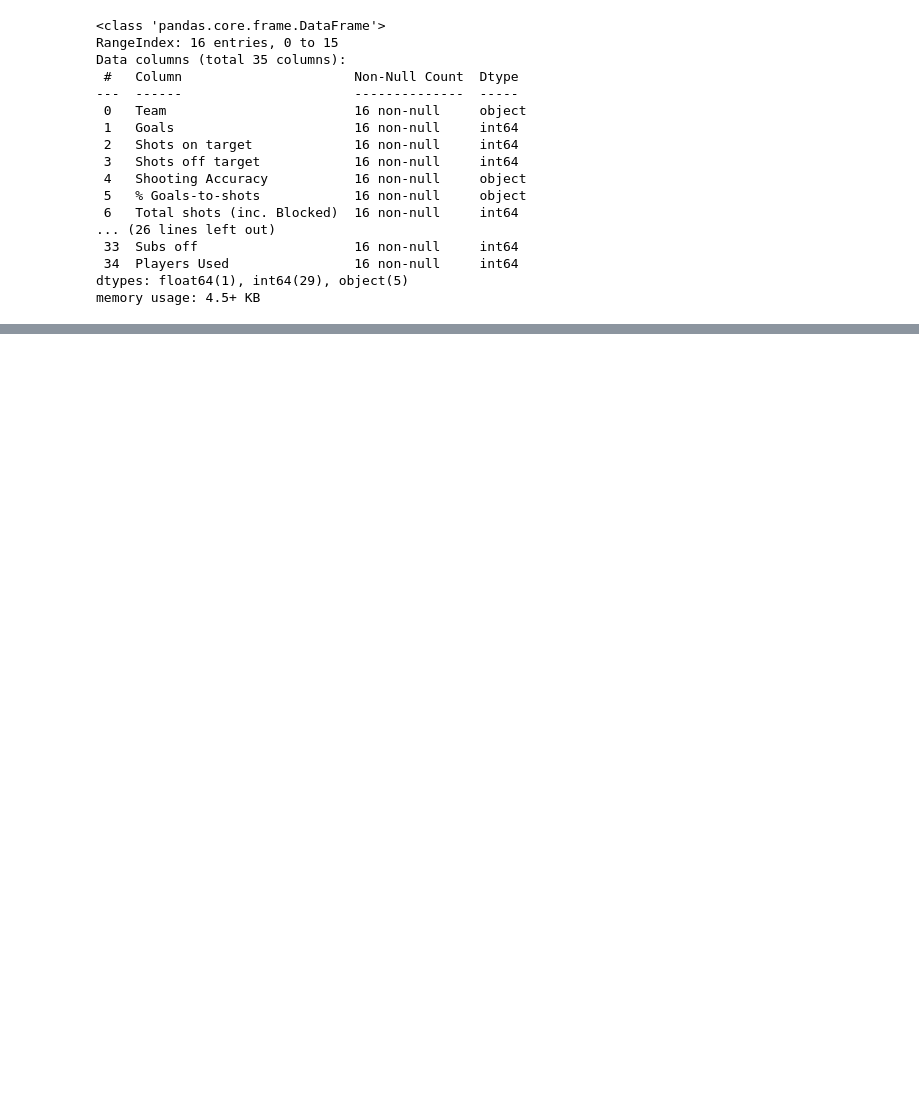
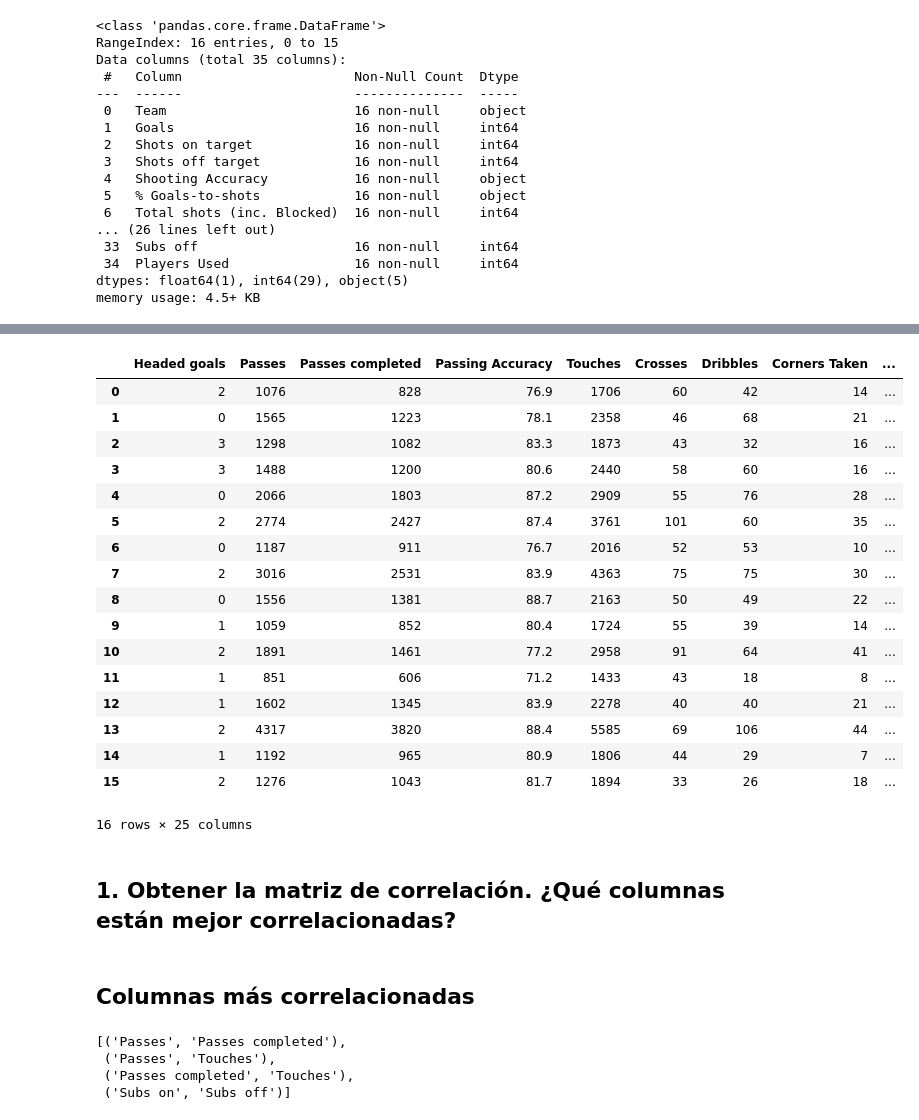
Before and after one commit to leo90rc/Leonardo.DataScience, a Jupyter notebook: week10_ML_competition_pca_kmeans/day1_gridsearch_pipelines/exercises/2.football_stats.ipynb, the cells around one changed output, grey strips where cells are left out. Cells and saved outputs as stored; diff of their text form; code cells hidden in the pictures; blank space fills up the shorter version.

```diff
--- a/week10_ML_competition_pca_kmeans/day1_gridsearch_pipelines/exercises/2.football_stats.ipynb
+++ b/week10_ML_competition_pca_kmeans/day1_gridsearch_pipelines/exercises/2.football_stats.ipynb
@@ -95,0 +140,40 @@ plt.show()
+# %%
+df.iloc[:,10:]
+# %% [output]
+|  | Headed goals | Passes | Passes completed | Passing Accuracy | Touches | Crosses | Dribbles | Corners Taken | ... |
+| 0 | 2 | 1076 | 828 | 76.9 | 1706 | 60 | 42 | 14 | ... |
+| 1 | 0 | 1565 | 1223 | 78.1 | 2358 | 46 | 68 | 21 | ... |
+| 2 | 3 | 1298 | 1082 | 83.3 | 1873 | 43 | 32 | 16 | ... |
+| 3 | 3 | 1488 | 1200 | 80.6 | 2440 | 58 | 60 | 16 | ... |
+| 4 | 0 | 2066 | 1803 | 87.2 | 2909 | 55 | 76 | 28 | ... |
+| 5 | 2 | 2774 | 2427 | 87.4 | 3761 | 101 | 60 | 35 | ... |
+| 6 | 0 | 1187 | 911 | 76.7 | 2016 | 52 | 53 | 10 | ... |
+| 7 | 2 | 3016 | 2531 | 83.9 | 4363 | 75 | 75 | 30 | ... |
+| 8 | 0 | 1556 | 1381 | 88.7 | 2163 | 50 | 49 | 22 | ... |
+| 9 | 1 | 1059 | 852 | 80.4 | 1724 | 55 | 39 | 14 | ... |
+| 10 | 2 | 1891 | 1461 | 77.2 | 2958 | 91 | 64 | 41 | ... |
+| 11 | 1 | 851 | 606 | 71.2 | 1433 | 43 | 18 | 8 | ... |
+| 12 | 1 | 1602 | 1345 | 83.9 | 2278 | 40 | 40 | 21 | ... |
+| 13 | 2 | 4317 | 3820 | 88.4 | 5585 | 69 | 106 | 44 | ... |
+| 14 | 1 | 1192 | 965 | 80.9 | 1806 | 44 | 29 | 7 | ... |
+| 15 | 2 | 1276 | 1043 | 81.7 | 1894 | 33 | 26 | 18 | ... |
+16 rows × 25 columns
+# %% [markdown]
+## 1. Obtener la matriz de correlación. ¿Qué columnas están mejor correlacionadas?
+# %% [markdown]
+## Columnas más correlacionadas
+# %%
+# 1) Matriz de correlación con valores absolutos
+corr_matrix = df.corr().abs()
+
+# 2) Valores para los cuales la correlación es mayor al valor que deseemos (0.95 en este caso)
+high_corr_var=np.where(corr_matrix>0.95)
+
+# 3) Lista de tuplas de dichas columnas con mayor correlación
+high_corr_var=[(corr_matrix.index[x],corr_matrix.columns[y]) for x,y in zip(*high_corr_var) if x<y]
+high_corr_var
+# %% [output]
+[('Passes', 'Passes completed'),
+ ('Passes', 'Touches'),
+ ('Passes completed', 'Touches'),
+ ('Subs on', 'Subs off')]
```
Also changed, not shown: parts of 22 cells of this notebook, 10 other files.
